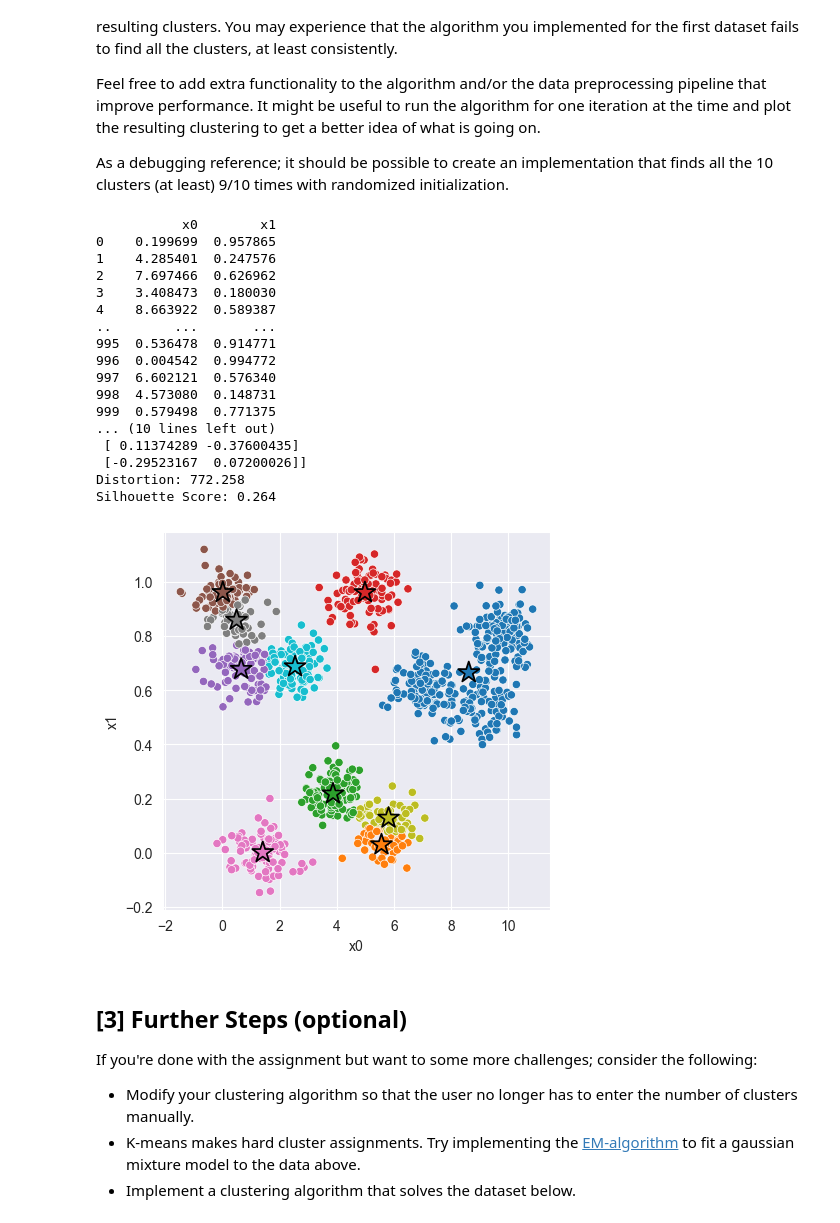
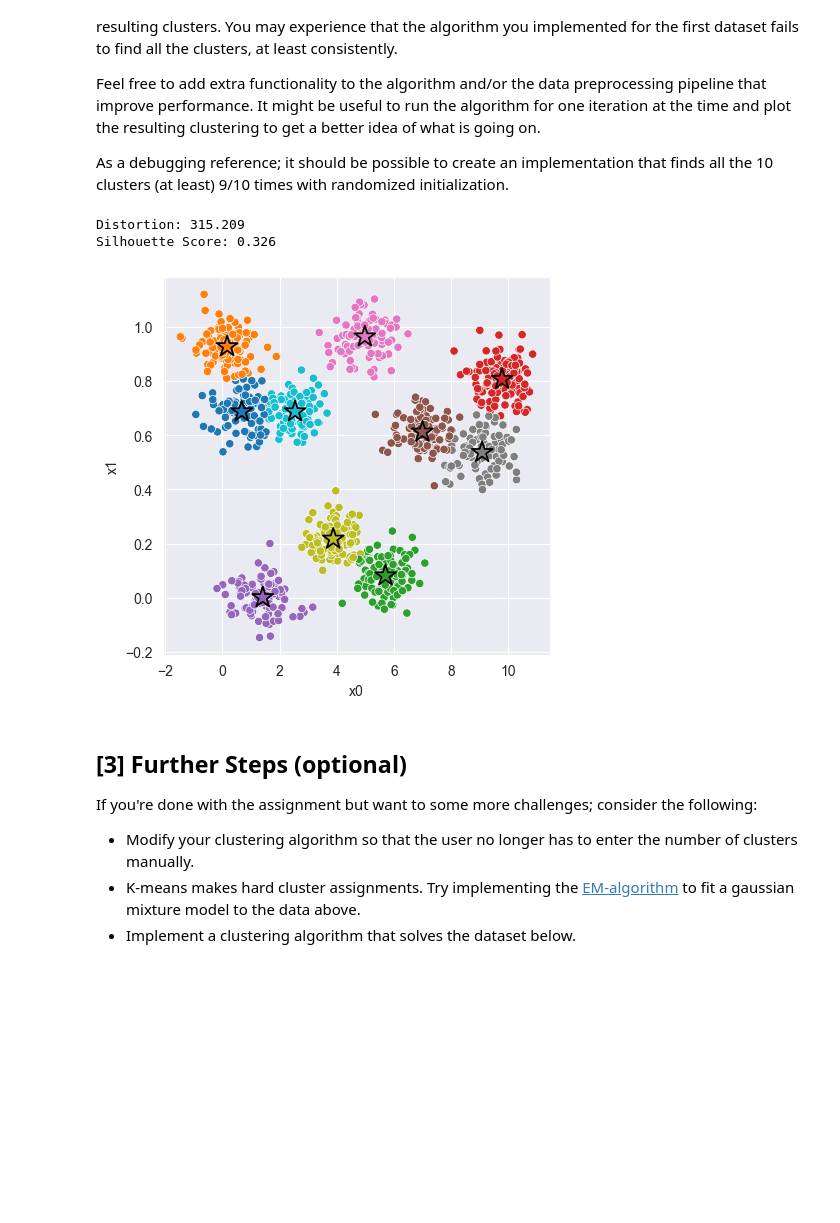
Before and after one commit to StefanTomic-NTNU/machinelearning, a Jupyter notebook: k_means/experiment.ipynb, the cells around one changed output. Cells and saved outputs as stored; diff of their text form; code cells hidden in the pictures; blank space fills up the shorter version.

```diff
--- a/k_means/experiment.ipynb
+++ b/k_means/experiment.ipynb
@@ -130,42 +128,26 @@ As a debugging reference; it should be possible to create an implementation that
 # %%
 # Fit Model
 X = data_2[['x0', 'x1']]
 
-print(X)
-model_2 = km.KMeans(k=10, stretch=5) # <-- Feel free to add hyperparameters
+model_2 = km.KMeans(k=10, normalize_points=True, k_means_plus_plus=True) # <-- Feel free to add hyperparameters
 model_2.fit(X)
 
 # Compute Silhouette Score
 z = model_2.predict(X)
 print(f'Distortion: {km.euclidean_distortion(X, z) :.3f}')
 print(f'Silhouette Score: {km.euclidean_silhouette(X, z) :.3f}')
 
 # Plot cluster assignments
 C = model_2.get_centroids()
 K = len(C)
 _, ax = plt.subplots(figsize=(5, 5), dpi=100)
 sns.scatterplot(x='x0', y='x1', hue=z, hue_order=range(K), palette='tab10', data=X, ax=ax);
 sns.scatterplot(x=C[:,0], y=C[:,1], hue=range(K), palette='tab10', marker='*', s=250, edgecolor='black', ax=ax)
 ax.legend().remove();
 # %% [output]
-           x0        x1
-0    0.199699  0.957865
-1    4.285401  0.247576
-2    7.697466  0.626962
-3    3.408473  0.180030
-4    8.663922  0.589387
-..        ...       ...
-995  0.536478  0.914771
-996  0.004542  0.994772
-997  6.602121  0.576340
-998  4.573080  0.148731
-999  0.579498  0.771375
-... (10 lines left out)
- [ 0.11374289 -0.37600435]
- [-0.29523167  0.07200026]]
-Distortion: 772.258
-Silhouette Score: 0.264
+Distortion: 315.209
+Silhouette Score: 0.326
-[figure, old version]
+[figure, new version]
 # %% [markdown]
 ## [3] Further Steps (optional)
 
```
Also changed, not shown: parts of 1 cell of this notebook, 1 other file.
